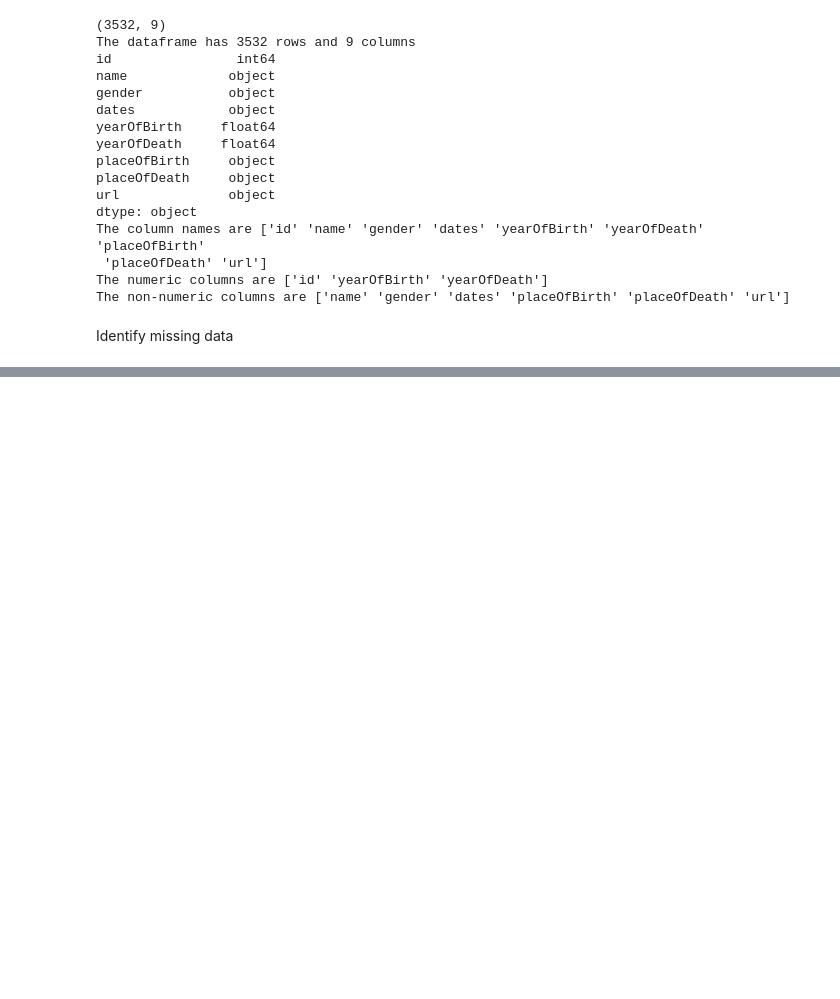
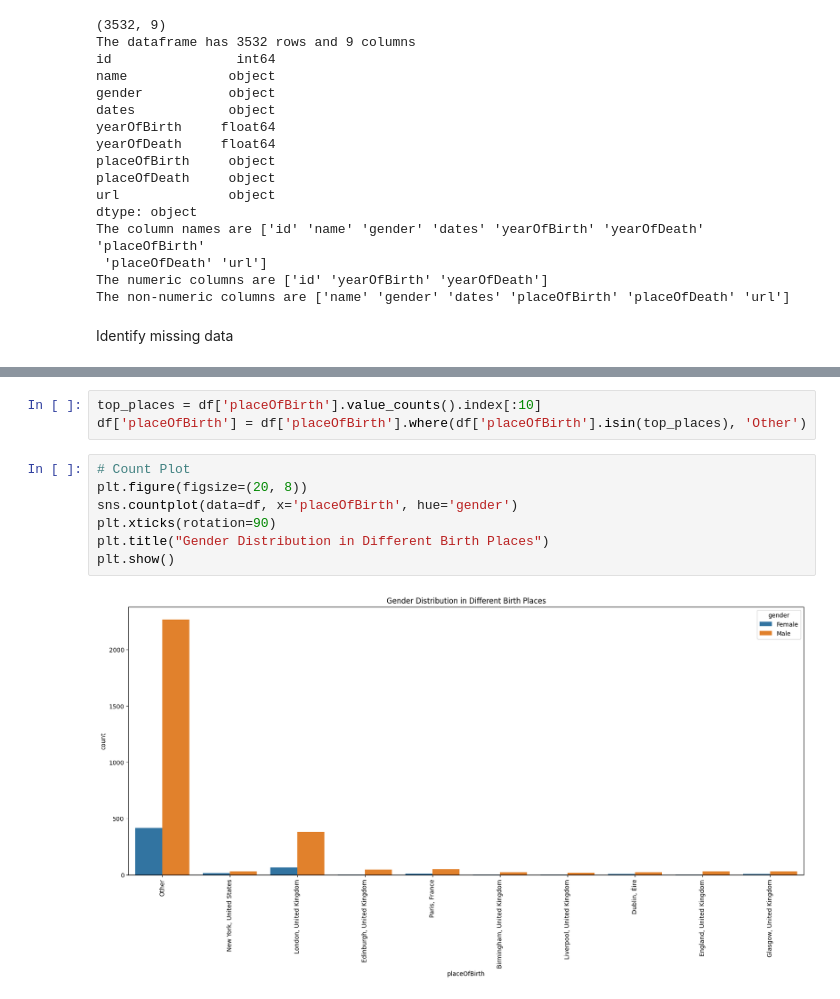
Before and after one commit to jennylzx/SSI-mentorship, a Jupyter notebook: notebooks/Tate_Artists.ipynb, the cells around one changed output, grey strips where cells are left out. Cells and saved outputs as stored; diff of their text form; blank space fills up the shorter version.

```diff
--- a/notebooks/Tate_Artists.ipynb
+++ b/notebooks/Tate_Artists.ipynb
@@ -77,0 +130,12 @@ sns.heatmap(df[cols].isnull(), cmap=sns.color_palette(colours)) # Make a heatmap
+# %%
+top_places = df['placeOfBirth'].value_counts().index[:10]
+df['placeOfBirth'] = df['placeOfBirth'].where(df['placeOfBirth'].isin(top_places), 'Other')
+# %%
+# Count Plot
+plt.figure(figsize=(20, 8))
+sns.countplot(data=df, x='placeOfBirth', hue='gender')
+plt.xticks(rotation=90)
+plt.title("Gender Distribution in Different Birth Places")
+plt.show()
+# %% [output]
+[figure, added]
```
Also changed, not shown: parts of 17 cells of this notebook, 1 other file.
